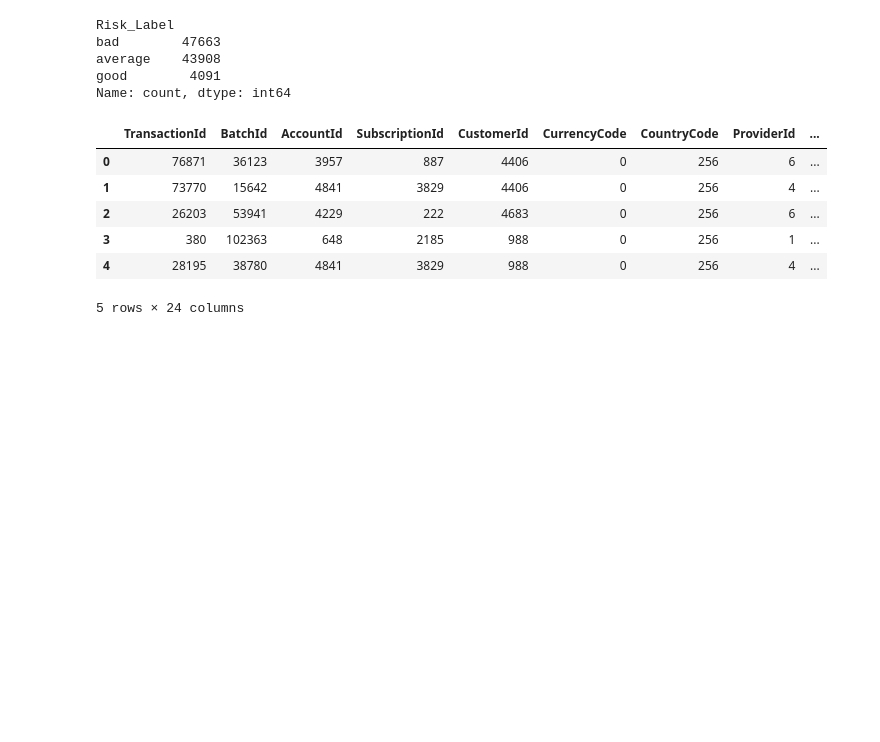
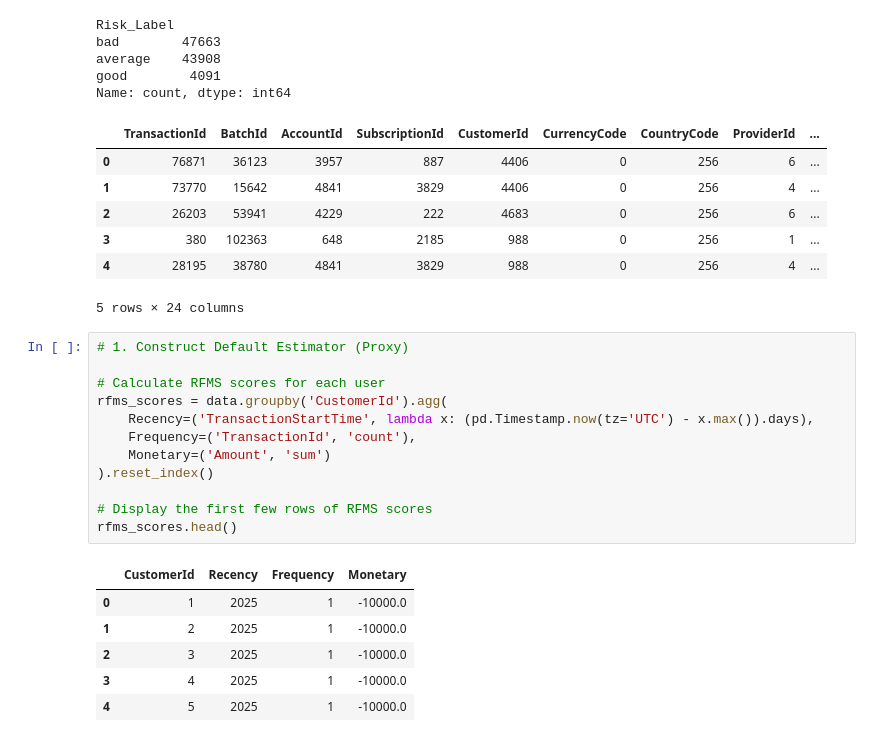
Before and after one commit to abigiyaayele/BatiBank_creditScoring, a Jupyter notebook: NoteBooks/feature_eng.ipynb, the cells around one changed output. Cells and saved outputs as stored; diff of their text form; blank space fills up the shorter version.

```diff
--- a/NoteBooks/feature_eng.ipynb
+++ b/NoteBooks/feature_eng.ipynb
@@ -622,3 +642,22 @@ Name: count, dtype: int64
 | 3 | 380 | 102363 | 648 | 2185 | 988 | 0 | 256 | 1 | ... |
 | 4 | 28195 | 38780 | 4841 | 3829 | 988 | 0 | 256 | 4 | ... |
 5 rows × 24 columns
+# %%
+# 1. Construct Default Estimator (Proxy)
+
+# Calculate RFMS scores for each user
+rfms_scores = data.groupby('CustomerId').agg(
+    Recency=('TransactionStartTime', lambda x: (pd.Timestamp.now(tz='UTC') - x.max()).days),
+    Frequency=('TransactionId', 'count'),
+    Monetary=('Amount', 'sum')
+).reset_index()
+
+# Display the first few rows of RFMS scores
+rfms_scores.head()
+# %% [output]
+|  | CustomerId | Recency | Frequency | Monetary |
+| 0 | 1 | 2025 | 1 | -10000.0 |
+| 1 | 2 | 2025 | 1 | -10000.0 |
+| 2 | 3 | 2025 | 1 | -10000.0 |
+| 3 | 4 | 2025 | 1 | -10000.0 |
+| 4 | 5 | 2025 | 1 | -10000.0 |
```
Also changed, not shown: parts of 6 cells of this notebook, 2 other files.
